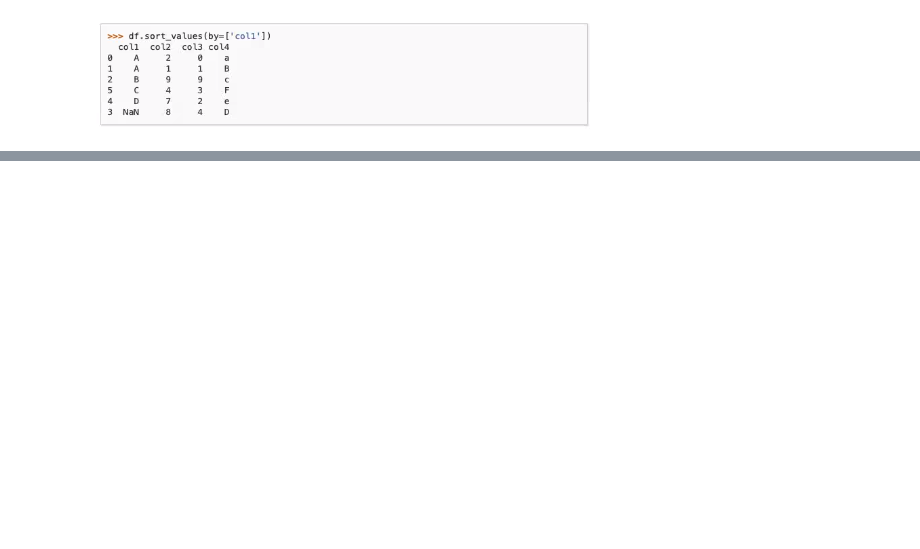
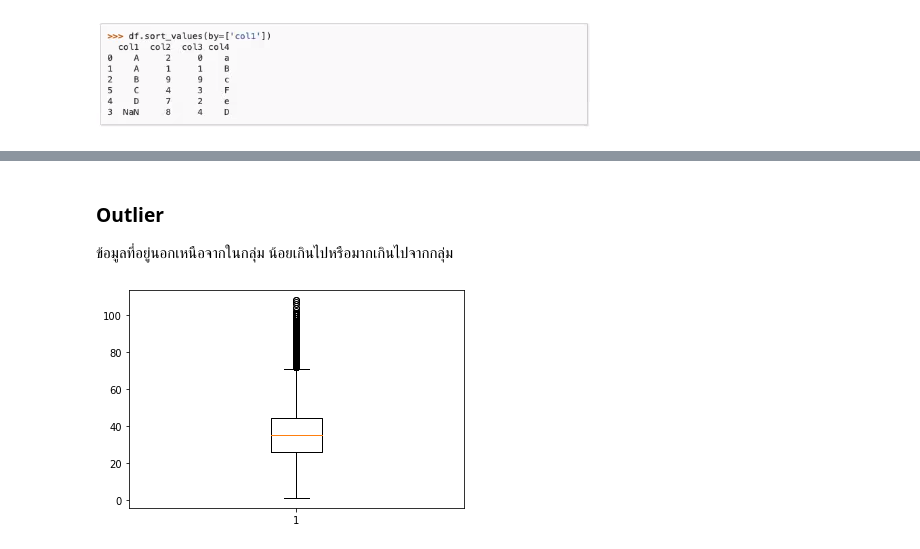
Before and after one commit to Wikanda-Hongboonmee/DWDM21, a Jupyter notebook: Data_Preprocessing_(Chapter_3).ipynb, the cells around one changed output, grey strips where cells are left out. Drawn from its saved outputs; the diff is of its cells as text; code cells hidden in the pictures; blank space fills up the shorter version.

```diff
--- a/Data_Preprocessing_(Chapter_3).ipynb
+++ b/Data_Preprocessing_(Chapter_3).ipynb
@@ -1145,4 +1147,4 @@ data_cases2_nomissingage
 # %% [markdown]
 ![image.png](embedded-picture-1)
 # %%
-data_cases2_nomissingage.sort_values(by=['No.']) # เรียงลำดับให้กลับมาเป็นแบบเดิม
+data_cases2_nomissingage = data_cases2_nomissingage.sort_values(by=['No.']) # เรียงลำดับให้กลับมาเป็นแบบเดิม
@@ -1162,0 +1167,4 @@ data_cases2_nomissingage.sort_values(by=['No.']) # เรียงลำดั
+# %% [markdown]
+### **Outlier**
+
+ข้อมูลที่อยู่นอกเหนือจากในกลุ่ม น้อยเกินไปหรือมากเกินไปจากกลุ่ม
@@ -1162,0 +1173,4 @@ data_cases2_nomissingage.sort_values(by=['No.']) # เรียงลำดั
+# %%
+data_dict = plt.boxplot(data_cases2_nomissingage['age'])
+# %% [output]
+[figure, added]
```
Also changed, not shown: parts of 20 cells of this notebook.
